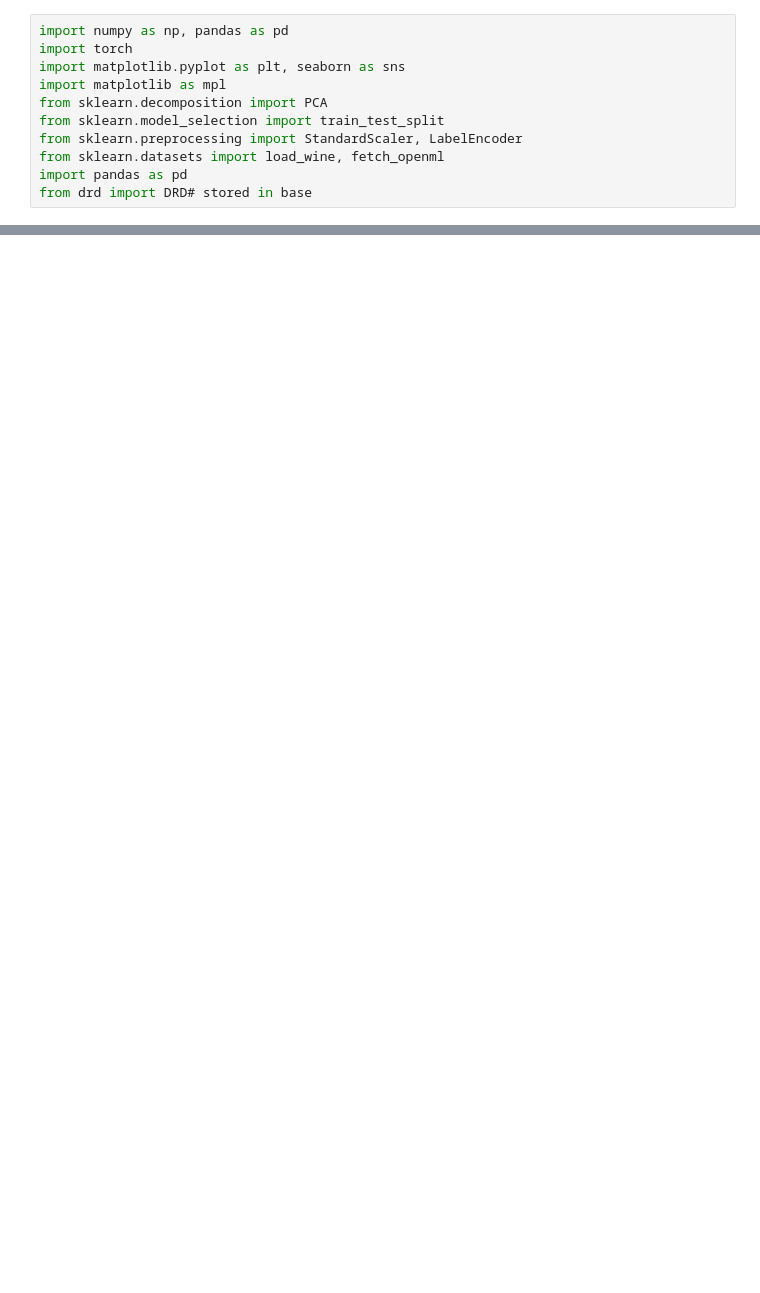
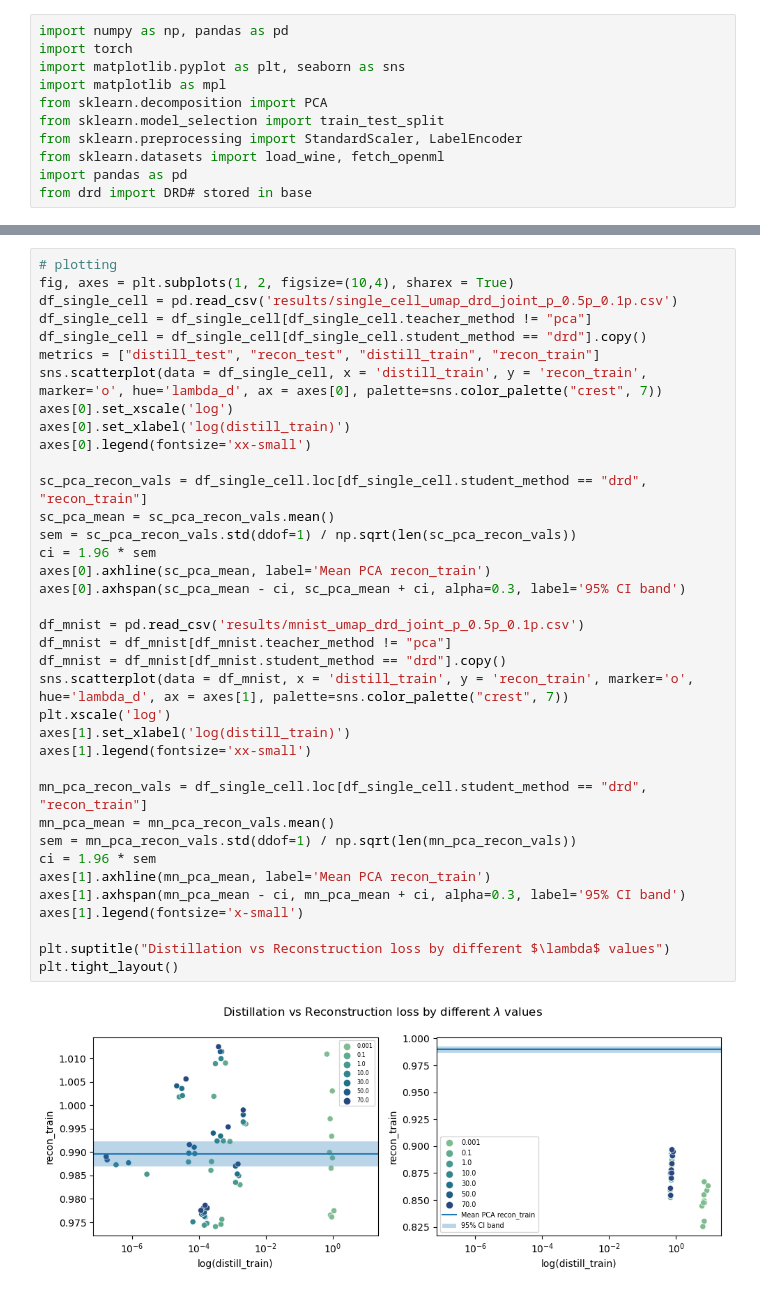
Before and after one commit to DataSlingers/MEDAL, a Jupyter notebook: notebooks/drd_viz.ipynb, the cells around one changed output, grey strips where cells are left out. Saved outputs shown, nothing was run; the diff lists cells and outputs as text; blank space fills up the shorter version.

```diff
--- a/notebooks/drd_viz.ipynb
+++ b/notebooks/drd_viz.ipynb
@@ -225,0 +12,39 @@ teacher_id  depth  constrained  distill_train_mean  distill_train_sem  recon_tra
+# %%
+# plotting
+fig, axes = plt.subplots(1, 2, figsize=(10,4), sharex = True)
+df_single_cell = pd.read_csv('results/single_cell_umap_drd_joint_p_0.5p_0.1p.csv')
+df_single_cell = df_single_cell[df_single_cell.teacher_method != "pca"]
+df_single_cell = df_single_cell[df_single_cell.student_method == "drd"].copy()
+metrics = ["distill_test", "recon_test", "distill_train", "recon_train"]
+sns.scatterplot(data = df_single_cell, x = 'distill_train', y = 'recon_train', marker='o', hue='lambda_d', ax = axes[0], palette=sns.color_palette("crest", 7))
+axes[0].set_xscale('log')
+axes[0].set_xlabel('log(distill_train)')
+axes[0].legend(fontsize='xx-small')
+
+sc_pca_recon_vals = df_single_cell.loc[df_single_cell.student_method == "drd", "recon_train"]
+sc_pca_mean = sc_pca_recon_vals.mean()
+sem = sc_pca_recon_vals.std(ddof=1) / np.sqrt(len(sc_pca_recon_vals))
+ci = 1.96 * sem
+axes[0].axhline(sc_pca_mean, label='Mean PCA recon_train')
+axes[0].axhspan(sc_pca_mean - ci, sc_pca_mean + ci, alpha=0.3, label='95% CI band')
+
+df_mnist = pd.read_csv('results/mnist_umap_drd_joint_p_0.5p_0.1p.csv')
+df_mnist = df_mnist[df_mnist.teacher_method != "pca"]
+df_mnist = df_mnist[df_mnist.student_method == "drd"].copy()
+sns.scatterplot(data = df_mnist, x = 'distill_train', y = 'recon_train', marker='o', hue='lambda_d', ax = axes[1], palette=sns.color_palette("crest", 7))
+plt.xscale('log')
+axes[1].set_xlabel('log(distill_train)')
+axes[1].legend(fontsize='xx-small')
+
+mn_pca_recon_vals = df_single_cell.loc[df_single_cell.student_method == "drd", "recon_train"]
+mn_pca_mean = mn_pca_recon_vals.mean()
+sem = mn_pca_recon_vals.std(ddof=1) / np.sqrt(len(mn_pca_recon_vals))
+ci = 1.96 * sem
+axes[1].axhline(mn_pca_mean, label='Mean PCA recon_train')
+axes[1].axhspan(mn_pca_mean - ci, mn_pca_mean + ci, alpha=0.3, label='95% CI band')
+axes[1].legend(fontsize='x-small')
+
+plt.suptitle("Distillation vs Reconstruction loss by different $\lambda$ values")
+plt.tight_layout()
+# %% [output]
+[figure, added]
```
Also changed, not shown: parts of 11 cells of this notebook.
